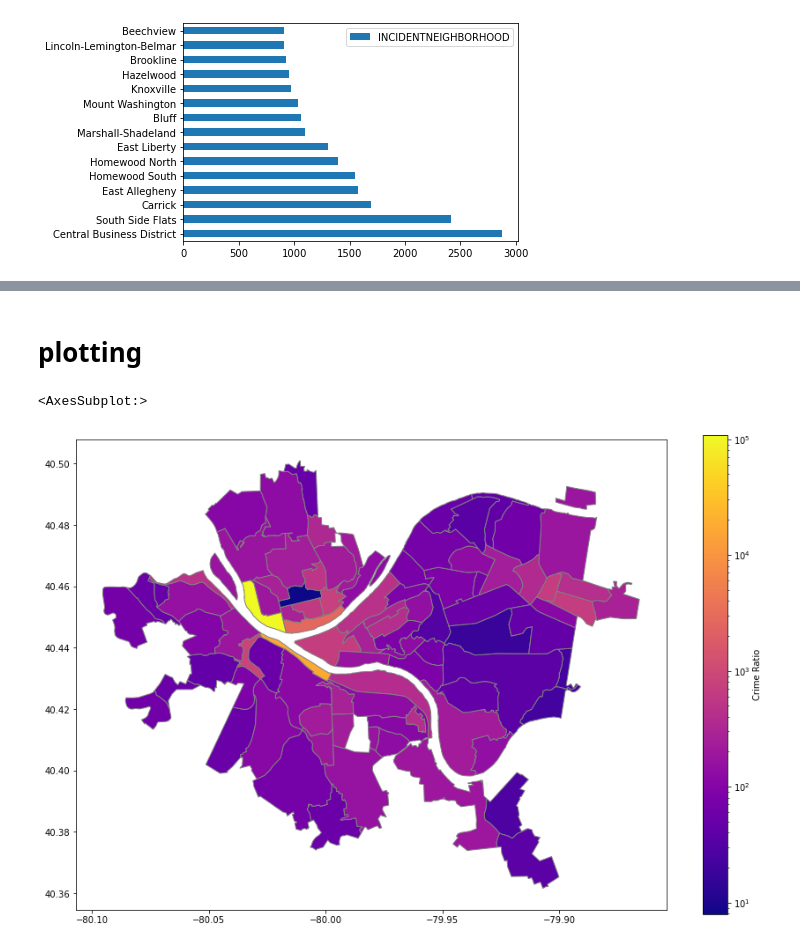
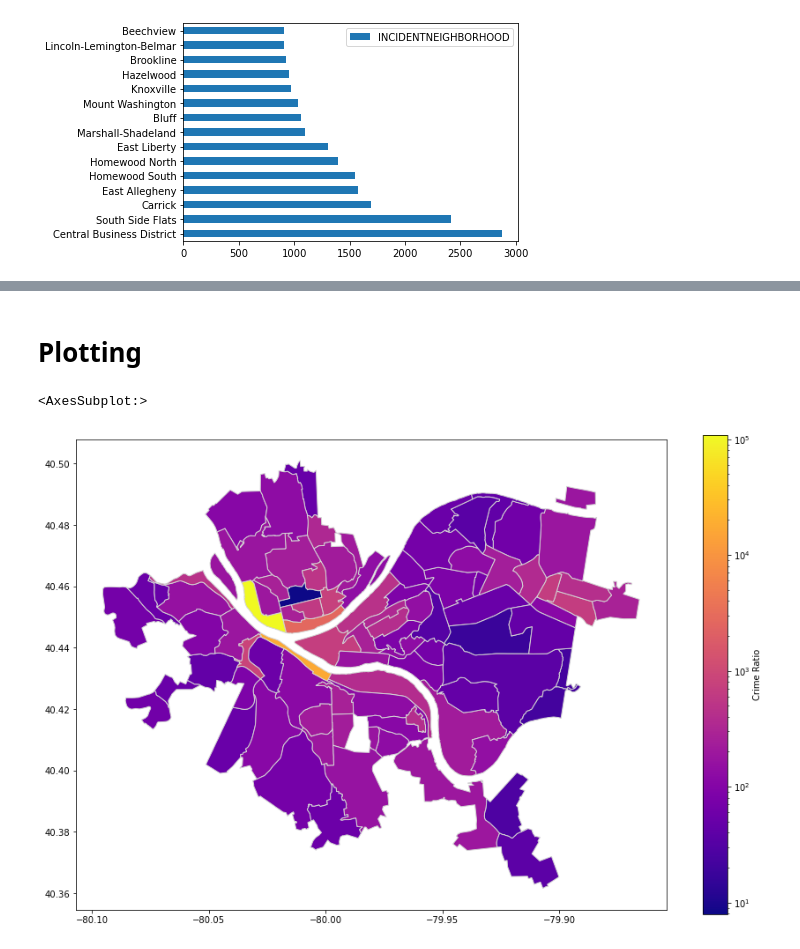
Before and after one commit to songxingyu1118/CMPINF10_Final_Project, a Jupyter notebook: Jonah's-Work.ipynb, the cells around one changed output, grey strips where cells are left out. Drawn from its saved outputs; the diff is of its cells as text; code cells hidden in the pictures.

```diff
--- a/Jonah's-Work.ipynb
+++ b/Jonah's-Work.ipynb
@@ -96,31 +85,29 @@ arrestAndPop.sample(15)
 # %% [markdown]
-# plotting
+# Plotting
 # %%
 # crs for longitude and latitude
 crs = "EPSG:4326"
 
 # read in shape file for neighborhoods
 neighborhoods = geopandas.read_file("Neighborhoods/Neighborhoods_.shp")
 
 # convert coordinate system to longitude and latitude
 neighborhoods = neighborhoods.to_crs(crs)
 
 # merge the neighborhoods file for the map with crime rate data
 crime_map = neighborhoods.merge(arrestAndPop, how = "left", left_on = "hood",
                                 right_on = "Neighborhood")
 #shape file MISSING MOUNT OLIVER BOROUGH
 
 # display map with my parameters
 crime_map.plot(column="Crime_Ratio",
                cmap = "plasma",
-               edgecolor = "grey",
+               edgecolor = "lightgrey",
                legend = True,
                legend_kwds = {"label" : "Crime Ratio"},
                figsize = (15, 10),
-               norm = matplotlib.colors.LogNorm(vmin=crime_map['Crime_Ratio'].min(), vmax=crime_map['Crime_Ratio'].max())
+               norm = matplotlib.colors.LogNorm(vmin = crime_map['Crime_Ratio'].min(), vmax = crime_map['Crime_Ratio'].max())
               )
-
-# plot 2 maps, one with the two bad neighborhoods and one without
 # %% [output]
 <AxesSubplot:>
-[figure, old version]
+[figure, new version]
```
Also changed, not shown: parts of 6 cells of this notebook, 2 other files.
